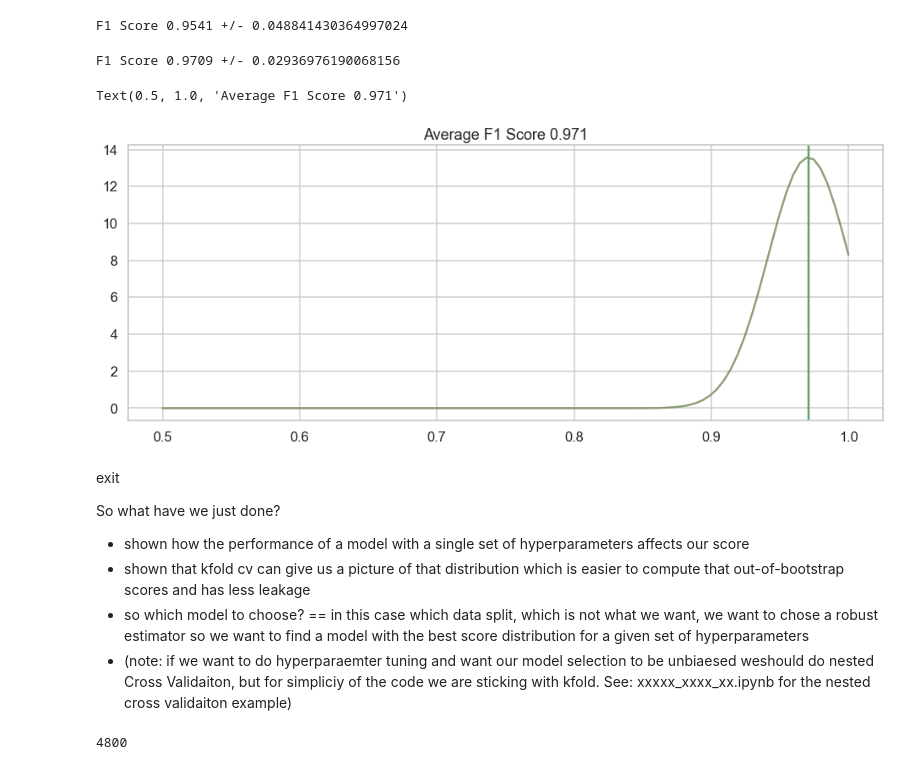
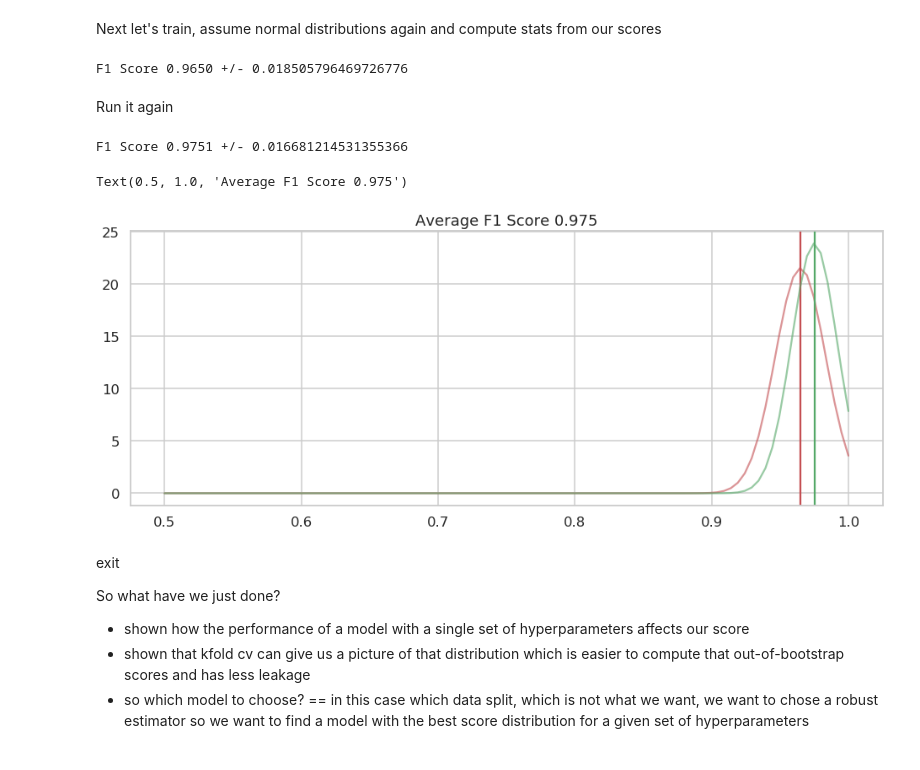
Before and after one commit to euclidity/transform-2020-ray, a Jupyter notebook: 1_hyperparameter_tuning_warm_up/2 - warm up sklearn with k-fold cv.ipynb, the cells around one changed output. Drawn from its saved outputs; the diff is of its cells as text; code cells hidden in the pictures.

```diff
--- a/1_hyperparameter_tuning_warm_up/2 - warm up sklearn with k-fold cv.ipynb
+++ b/1_hyperparameter_tuning_warm_up/2 - warm up sklearn with k-fold cv.ipynb
@@ -22,49 +38,78 @@ features, labels = sklearn.datasets.load_breast_cancer(return_X_y=True)
 # %%
+#
+# Our tran function nowe takes a "splitter"
+#
 def train(X, y, splitter):
+
+    # we accumulate scores over each fold returned byt he splitter until complete
     scores = []
     for train_ind, test_ind in splitter.split(X, y):
+
+        # no change here
         pipeline = make_pipeline(RobustScaler(),
                                   RandomForestClassifier(
                                       n_estimators=15,
                                       criterion="entropy",
                                       max_features="auto",
-                                      bootstrap=True))
+                                      bootstrap=True,
+                                      random_state=42))
 
         pipeline.fit(X[train_ind], y[train_ind])
+
         y_pred = pipeline.predict(X[test_ind])
+
+
+        # append scores to the list
         scores.append(f1_score(y_pred, y[test_ind]))
 
+    # and just return the list
     return np.array(scores)
+# %% [markdown]
+Next let's train, assume normal distributions again and compute stats from our scores
 # %%
-scores = train(features, labels, KFold(n_splits=10))
-cv_mu, cv_sigma = scores.mean(), scores.std()
+# this is now a kfold training run
+scores = train(features, labels, KFold(
+                                    n_splits=10, # try adjusting the splits
+                                    shuffle=True
+                                ))
+
+cv_mu_1, cv_sigma_1 = scores.mean(), scores.std()
+
 print(f"F1 Score {scores.mean():.4f} +/- {scores.std()}")
 # %% [output]
-F1 Score 0.9541 +/- 0.048841430364997024
+F1 Score 0.9650 +/- 0.018505796469726776
+# %% [markdown]
+Run it again
 # %%
-scores = train(features, labels, StratifiedKFold(n_splits=10))
-cv_mu, cv_sigma = scores.mean(), scores.std()
+# this is now a kfold training run
+scores = train(features, labels, KFold(
+                                    n_splits=10, # try adjusting the splits
+                                    shuffle=True
+                                ))
+
+cv_mu_2, cv_sigma_2 = scores.mean(), scores.std()
+
 print(f"F1 Score {scores.mean():.4f} +/- {scores.std()}")
 # %% [output]
-F1 Score 0.9709 +/- 0.02936976190068156
+F1 Score 0.9751 +/- 0.016681214531355366
 # %%
 from scipy.stats import norm
 import matplotlib.pyplot as plt
 fig, ax = plt.subplots(1, 1, figsize=(16,6))
 
 mu, sigma = norm.fit(scores)
 x = np.linspace(0.5, 1.0, 100)
 
-ax.plot(x, norm.pdf(x, mu, sigma), 'r-', alpha=0.6)
-ax.axvline(mu, color="r")
+ax.plot(x, norm.pdf(x, cv_mu_1, cv_sigma_1), 'r-', alpha=0.6)
+ax.axvline(cv_mu_1, color="r")
 
-ax.plot(x, norm.pdf(x, cv_mu, cv_sigma), 'g-', alpha=0.6)
-ax.axvline(cv_mu, color="g")
+ax.plot(x, norm.pdf(x, cv_mu_2, cv_sigma_2), 'g-', alpha=0.6)
+ax.axvline(cv_mu_2, color="g")
 
 ax.set_title(f"Average F1 Score {mu:.3f}")
 # %% [output]
-Text(0.5, 1.0, 'Average F1 Score 0.971')
+Text(0.5, 1.0, 'Average F1 Score 0.975')
-[figure, old version]
+[figure, new version]
 # %% [markdown]
 exit
 
@@ -72,8 +117,3 @@ So what have we just done?
  - shown how the performance of a model with a single set of hyperparameters affects our score
  - shown that kfold cv can give us a picture of that distribution which is easier to compute that out-of-bootstrap scores and has less leakage
  - so which model to choose? == in this case which data split, which is not what we want, we want to chose a robust estimator so we want to find a model with the best score distribution for a given set of hyperparameters
- - (note: if we want to do hyperparaemter tuning and want our model selection to be unbiaesed weshould do nested Cross Validaiton, but for simpliciy of the code we are sticking with kfold. See: xxxxx_xxxx_xx.ipynb for the nested cross validaiton example)
-# %%
-5*960
-# %% [output]
-4800
```
Also changed, not shown: parts of 6 cells of this notebook.
